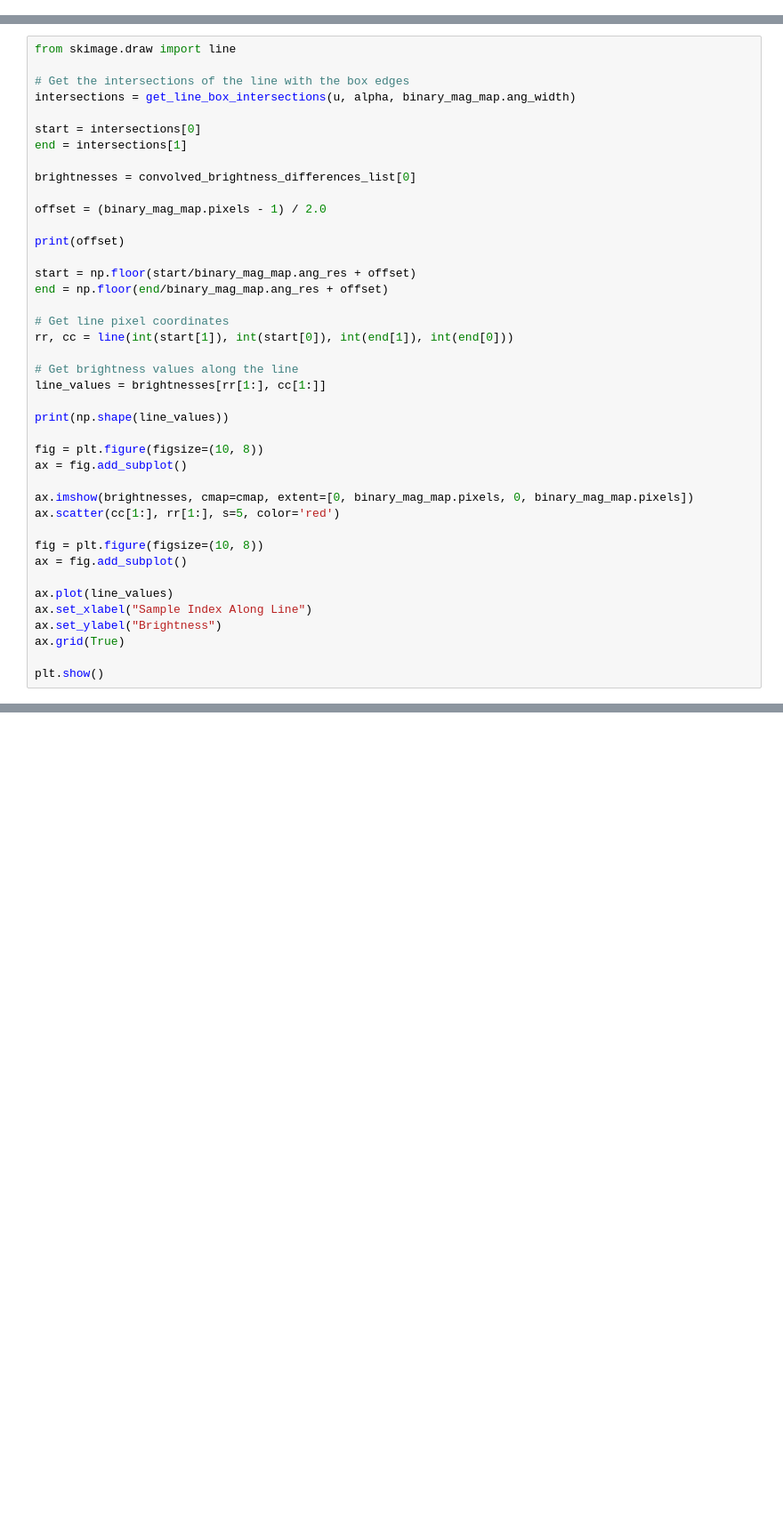
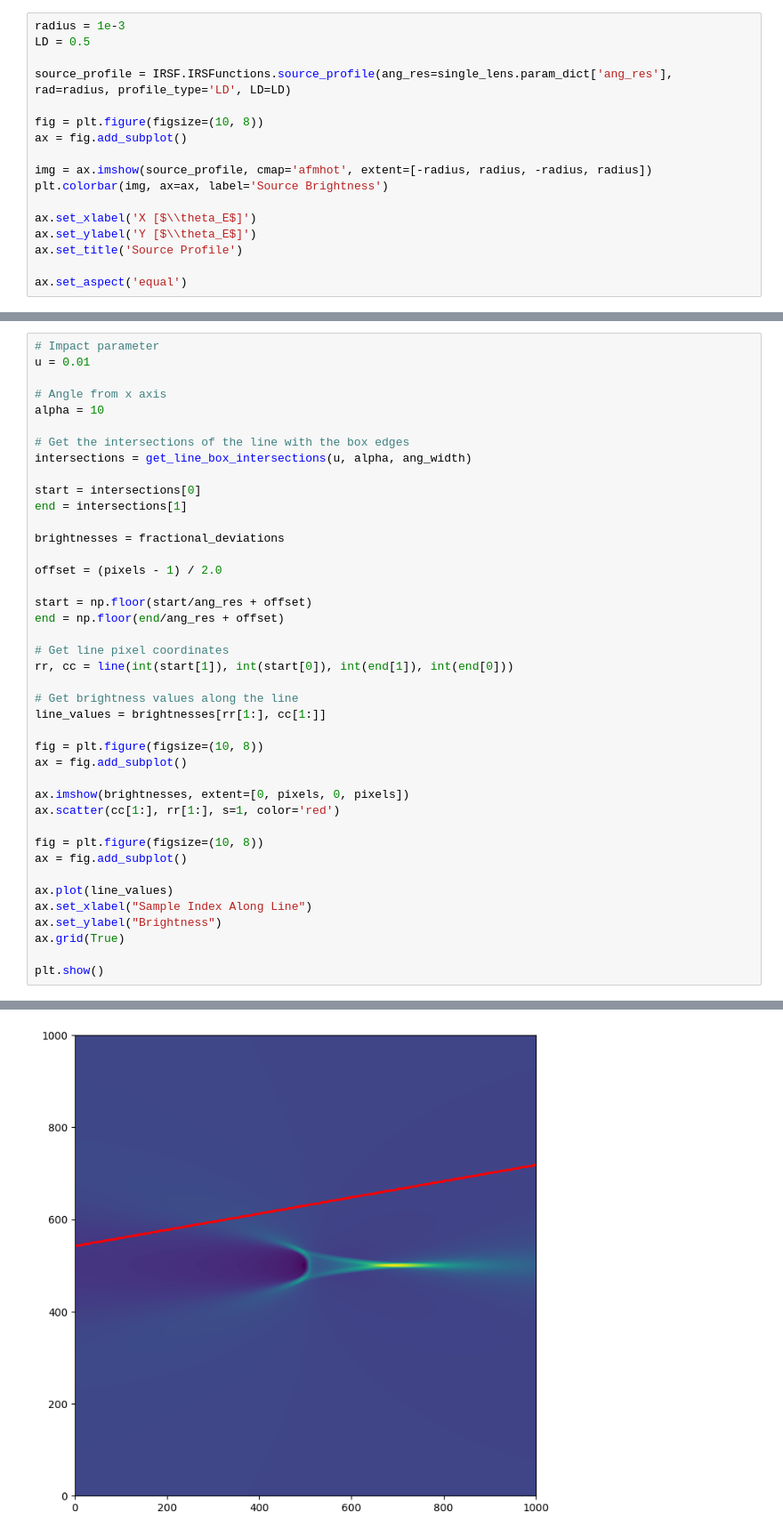
Before and after one commit to saividyud/NBLens, a Jupyter notebook: Unity/Analysis 6-4/Analysis_6-4.ipynb, the cells around one changed output, grey strips where cells are left out. Shown at 89% size. Cells and saved outputs as stored; diff of their text form; blank space fills up the shorter version.

```diff
--- a/Unity/Analysis 6-4/Analysis_6-4.ipynb
+++ b/Unity/Analysis 6-4/Analysis_6-4.ipynb
@@ -22,0 +70,17 @@ plt.show()
+# %%
+radius = 1e-3
+LD = 0.5
+
+source_profile = IRSF.IRSFunctions.source_profile(ang_res=single_lens.param_dict['ang_res'], rad=radius, profile_type='LD', LD=LD)
+
+fig = plt.figure(figsize=(10, 8))
+ax = fig.add_subplot()
+
+img = ax.imshow(source_profile, cmap='afmhot', extent=[-radius, radius, -radius, radius])
+plt.colorbar(img, ax=ax, label='Source Brightness')
+
+ax.set_xlabel('X [$\\theta_E$]')
+ax.set_ylabel('Y [$\\theta_E$]')
+ax.set_title('Source Profile')
+
+ax.set_aspect('equal')
@@ -52,20 +233,22 @@ def get_line_box_intersections(u, alpha, W):
 # %%
-from skimage.draw import line
+# Impact parameter
+u = 0.01
+
+# Angle from x axis
+alpha = 10
 
 # Get the intersections of the line with the box edges
-intersections = get_line_box_intersections(u, alpha, binary_mag_map.ang_width)
+intersections = get_line_box_intersections(u, alpha, ang_width)
 
 start = intersections[0]
 end = intersections[1]
 
-brightnesses = convolved_brightness_differences_list[0]
+brightnesses = fractional_deviations
 
-offset = (binary_mag_map.pixels - 1) / 2.0
+offset = (pixels - 1) / 2.0
 
-print(offset)
-
-start = np.floor(start/binary_mag_map.ang_res + offset)
-end = np.floor(end/binary_mag_map.ang_res + offset)
+start = np.floor(start/ang_res + offset)
+end = np.floor(end/ang_res + offset)
 
 # Get line pixel coordinates
 rr, cc = line(int(start[1]), int(start[0]), int(end[1]), int(end[0]))
@@ -73,13 +256,11 @@ rr, cc = line(int(start[1]), int(start[0]), int(end[1]), int(end[0]))
 # Get brightness values along the line
 line_values = brightnesses[rr[1:], cc[1:]]
 
-print(np.shape(line_values))
-
 fig = plt.figure(figsize=(10, 8))
 ax = fig.add_subplot()
 
-ax.imshow(brightnesses, cmap=cmap, extent=[0, binary_mag_map.pixels, 0, binary_mag_map.pixels])
-ax.scatter(cc[1:], rr[1:], s=5, color='red')
+ax.imshow(brightnesses, extent=[0, pixels, 0, pixels])
+ax.scatter(cc[1:], rr[1:], s=1, color='red')
 
 fig = plt.figure(figsize=(10, 8))
 ax = fig.add_subplot()
@@ -90,3 +271,4 @@ ax.set_ylabel("Brightness")
 ax.grid(True)
 
 plt.show()
+# %% [output]
@@ -92,0 +277 @@ plt.show()
+[figure, added]
```
Also changed, not shown: parts of 21 cells of this notebook, 14 other files.
